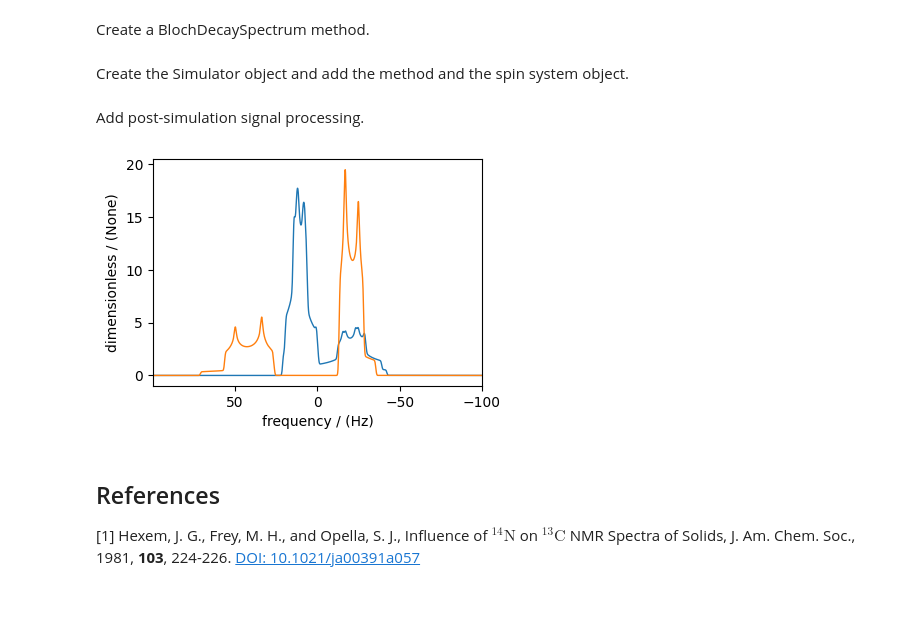
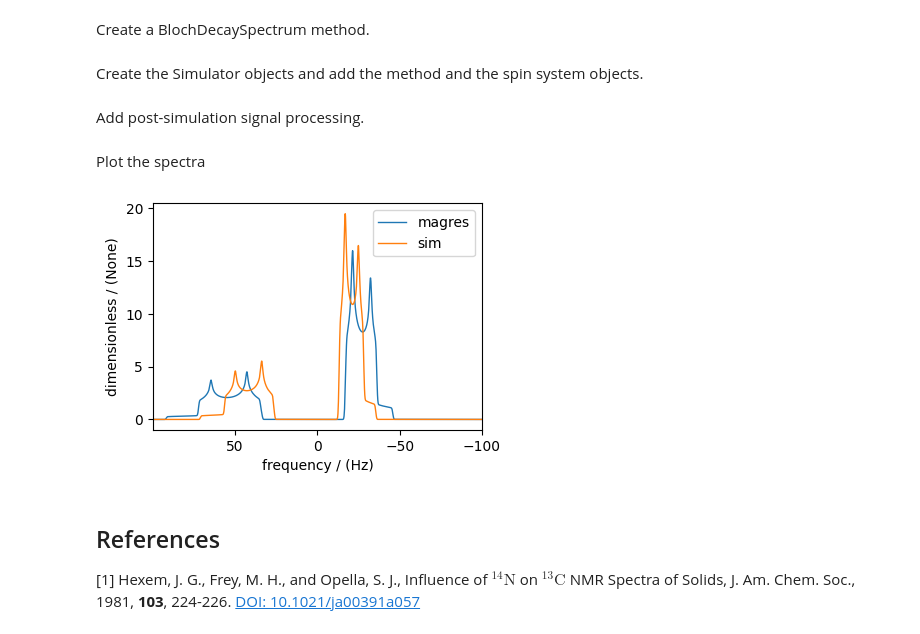
Before and after one commit to jkshenton/spinsim-tests, a Jupyter notebook: mrsimulator_examples/plot_13_quad_dipolar.ipynb, the cells around one changed output. Cells and saved outputs as stored; diff of their text form; code cells hidden in the pictures; blank space fills up the shorter version.

Commit message:
Update the glycine example to correct the relative angles of the EFG and dipolar tensors

```diff
--- a/mrsimulator_examples/plot_13_quad_dipolar.ipynb
+++ b/mrsimulator_examples/plot_13_quad_dipolar.ipynb
@@ -39,0 +42,4 @@ magres_spin_system = get_spin_system(
+# %%
+# First extract the tensors:
+efg = EFGTensor.get(atoms)[1] # EFG tensor for N1
+dip = DipolarTensor.get(atoms)[(0,1)] # Dipolar tensor between C2 and N1
@@ -39,0 +48,19 @@ magres_spin_system = get_spin_system(
+# %%
+equivalent_euler_angles = efg.equivalent_euler_to(dip)
+
+print("The following Euler angles are equivalent to align the EFG and Dipolar tensors (deg):")
+print(equivalent_euler_angles * 180 / np.pi)
+efg_angles = equivalent_euler_angles[0] # Any of these would be fine. Let's use the first one
+# We can zero out the dipolar tensor angles since we are only interested in the relative orientation
+dip_angles = [0,0,0]
+
+# Edit the spin system angles manually:
+# EFG angles - set to the first equivalent relative Euler angles
+magres_spin_system["sites"][1]["quadrupolar"]["alpha"] = efg_angles[0]
+magres_spin_system["sites"][1]["quadrupolar"]["beta"] = efg_angles[1]
+magres_spin_system["sites"][1]["quadrupolar"]["gamma"] = efg_angles[2]
+
+# Dipolar angles - set to zero
+magres_spin_system["couplings"][0]["dipolar"]["alpha"] = dip_angles[0]
+magres_spin_system["couplings"][0]["dipolar"]["beta"] = dip_angles[1]
+magres_spin_system["couplings"][0]["dipolar"]["gamma"] = dip_angles[2]
@@ -85,7 +130,7 @@ method = BlochDecaySpectrum(
     spectral_dimensions=[SpectralDimension(count=2048, spectral_width=200)],
 )
 # %% [markdown]
-Create the Simulator object and add the method and the spin system object.
+Create the Simulator objects and add the method and the spin system objects.
 # %%
 magres_sim = Simulator(spin_systems=[magres_spin_system], methods=[method])
 sim = Simulator(spin_systems=[spin_system], methods=[method])
@@ -112,16 +157,19 @@ magres_processed_dataset.dimensions[0].to("Hz")
 
 processed_dataset = processor.apply_operations(dataset=sim.methods[0].simulation)
 processed_dataset.dimensions[0].to("Hz")
+# %% [markdown]
+Plot the spectra
 # %%
 plt.figure(figsize=(4.25, 3.0))
 ax = plt.subplot(projection="csdm")
-ax.plot(magres_processed_dataset.real, color="C0", linewidth=1)
-ax.plot(processed_dataset.real, color="C1", linewidth=1)
+ax.plot(magres_processed_dataset.real, color="C0", linewidth=1, label="magres")
+ax.plot(processed_dataset.real, color="C1", linewidth=1, label="sim")
 ax.invert_xaxis()
+ax.legend()
 plt.tight_layout()
 plt.show()
 # %% [output]
-[figure, old version]
+[figure, new version]
 # %% [markdown]
 ## References
 
```
Also changed, not shown: parts of 9 cells of this notebook.
